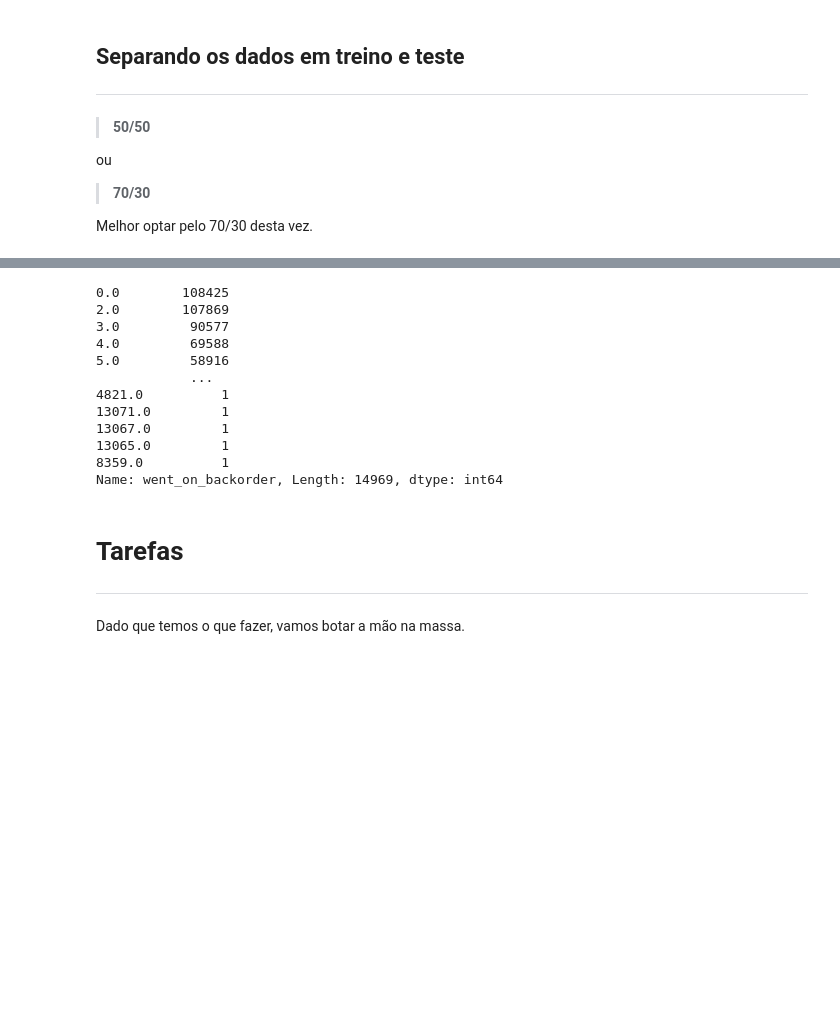
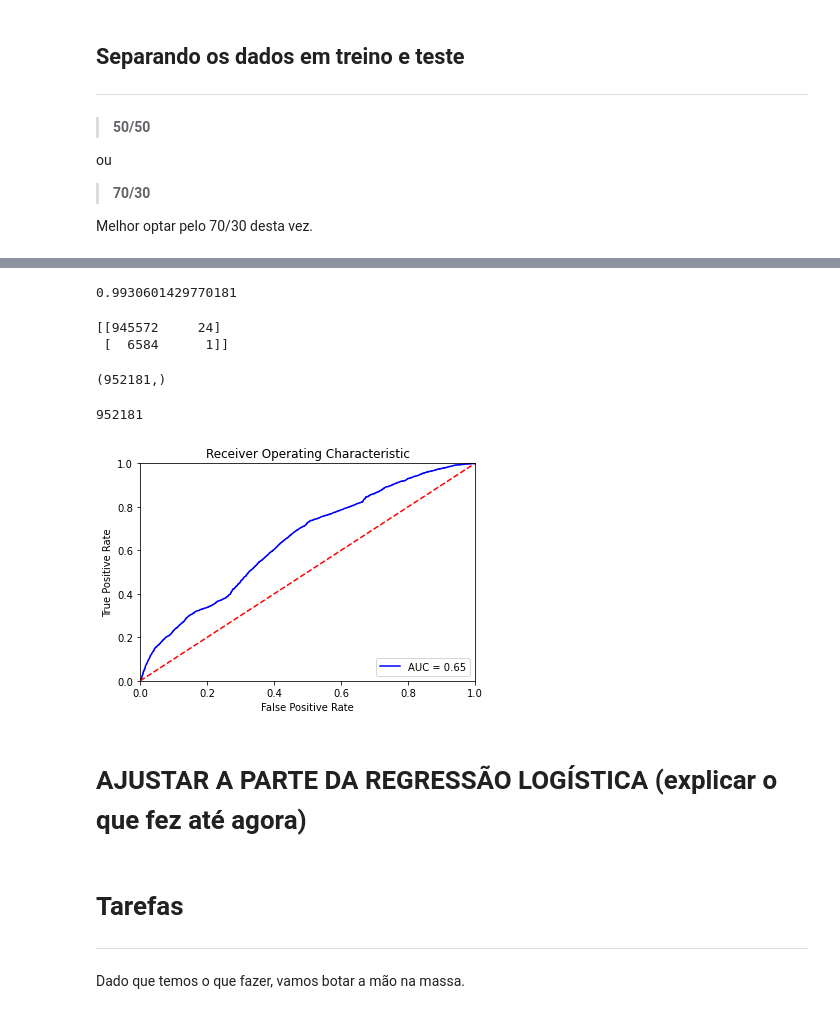
Before and after one commit to barbosarafael/Projetos, a Jupyter notebook: iNeuron_Back_order_prediction_Notebook/hackaton_ineuron_back_order_prediction.ipynb, the cells around one changed output, grey strips where cells are left out. Cells and saved outputs as stored; diff of their text form; code cells hidden in the pictures; blank space fills up the shorter version.

```diff
--- a/iNeuron_Back_order_prediction_Notebook/hackaton_ineuron_back_order_prediction.ipynb
+++ b/iNeuron_Back_order_prediction_Notebook/hackaton_ineuron_back_order_prediction.ipynb
@@ -304,7 +292,7 @@ Melhor optar pelo 70/30 desta vez.
 # %%
 from sklearn.model_selection import train_test_split
 
-x_treino, x_teste, y_treino, y_teste = train_test_split(dados.drop("went_on_backorder", axis = 1), dados["went_on_backorder"], train_size = 0.7, random_state = 1234)
+x_treino, x_teste, y_treino, y_teste = train_test_split(dados.drop("went_on_backorder", axis = 1), dados["went_on_backorder"], train_size = 0.4, random_state = 1234)
 # %%
 print(x_treino.shape, y_treino.shape, x_teste.shape, y_teste.shape)
 # %% [output]
@@ -312,6 +302,11 @@ print(x_treino.shape, y_treino.shape, x_teste.shape, y_teste.shape)
+# %%
+from sklearn.utils import class_weight
+
+class_weight1 = class_weight.compute_class_weight('balanced', np.unique(y_treino), y_treino)
 # %%
 from sklearn.linear_model import LogisticRegression
 
-logreg = LogisticRegression()
+logreg = LogisticRegression(class_weight = class_weight1)
+
 logreg.fit(x_treino, y_treino)
 # %% [output]
@@ -319,18 +325,50 @@ ValueError: Input contains NaN, infinity or a value too large for dtype('float64
-# %%
-dados["went_on_backorder"].value_counts()
-# %% [output]
-0.0        108425
-2.0        107869
-3.0         90577
-4.0         69588
-5.0         58916
-            ...
-4821.0          1
-13071.0         1
-13067.0         1
-13065.0         1
-8359.0          1
-Name: went_on_backorder, Length: 14969, dtype: int64
+# %%
+previsao = logreg.predict(x_teste)
+
+logreg.score(x_teste, y_teste)
+# %% [output]
+0.9930601429770181
+# %%
+previsao = logreg.predict(x_teste)
+
+from sklearn.metrics import confusion_matrix
+
+confusion_matrix = confusion_matrix(y_teste, previsao)
+
+print(confusion_matrix)
+# %% [output]
+[[945572     24]
+ [  6584      1]]
+# %%
+y_teste.shape
+# %% [output]
+(952181,)
+# %%
+confusion_matrix.sum()
+# %% [output]
+952181
+# %%
+import sklearn.metrics as metrics
+
+probs = logreg.predict_proba(x_teste)
+preds = probs[:,1]
+fpr, tpr, threshold = metrics.roc_curve(y_teste, preds)
+roc_auc = metrics.auc(fpr, tpr)
+
+import matplotlib.pyplot as plt
+plt.title('Receiver Operating Characteristic')
+plt.plot(fpr, tpr, 'b', label = 'AUC = %0.2f' % roc_auc)
+plt.legend(loc = 'lower right')
+plt.plot([0, 1], [0, 1],'r--')
+plt.xlim([0, 1])
+plt.ylim([0, 1])
+plt.ylabel('True Positive Rate')
+plt.xlabel('False Positive Rate')
+plt.show()
+# %% [output]
+[figure, added]
+# %% [markdown]
+# AJUSTAR A PARTE DA REGRESSÃO LOGÍSTICA (explicar o que fez até agora)
 # %% [markdown]
 # Tarefas
 
```
Also changed, not shown: parts of 15 cells of this notebook.
